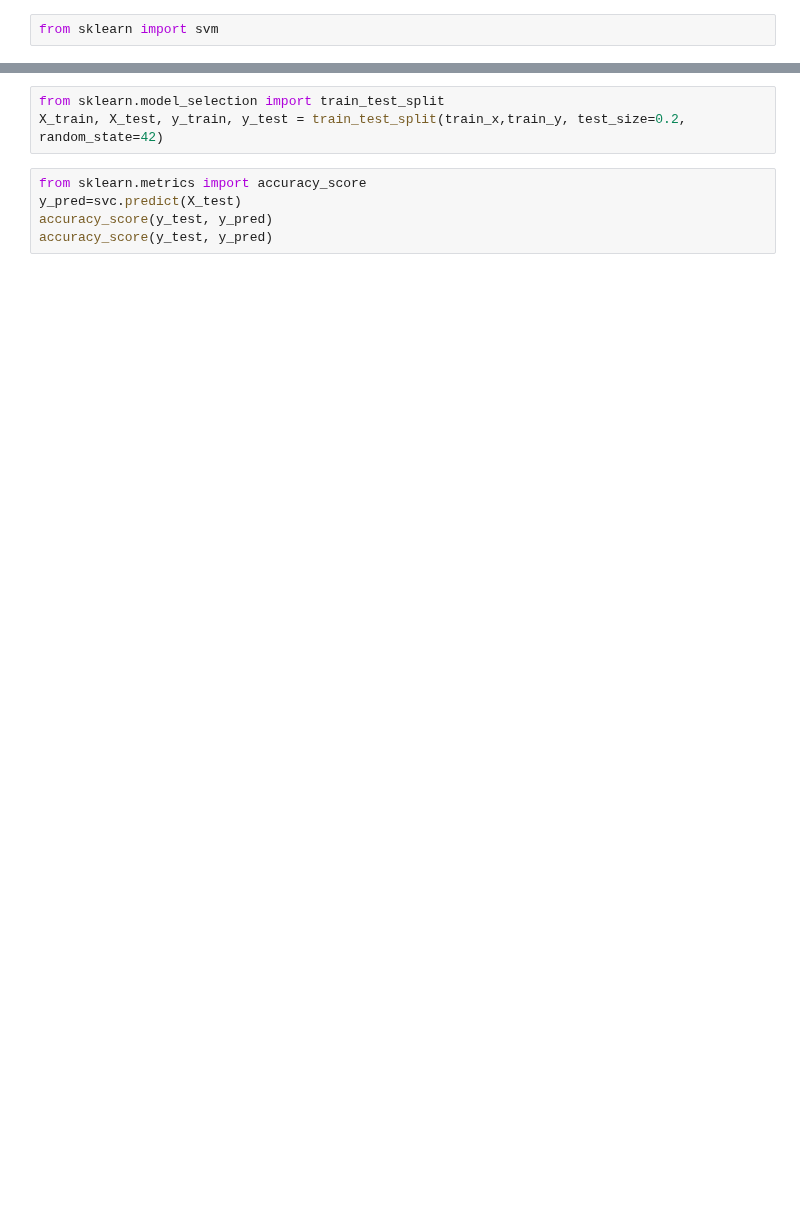
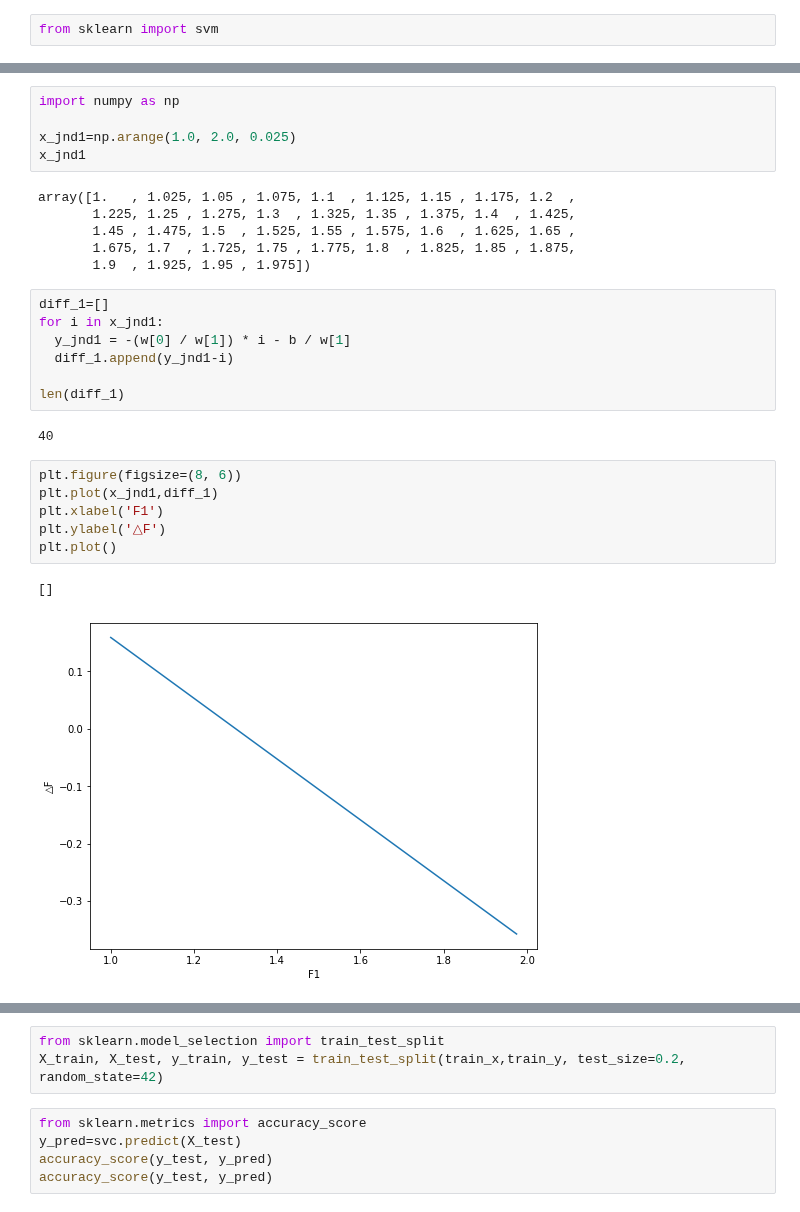
Before and after one commit to Puru-Raj/Analysis-of-JND, a Jupyter notebook: SVM.ipynb, the cells around one changed output, grey strips where cells are left out. Cells and saved outputs as stored; diff of their text form; blank space fills up the shorter version.

```diff
--- a/SVM.ipynb
+++ b/SVM.ipynb
@@ -247,0 +208,29 @@ plt.plot()
+# %%
+import numpy as np
+
+x_jnd1=np.arange(1.0, 2.0, 0.025)
+x_jnd1
+# %% [output]
+array([1.   , 1.025, 1.05 , 1.075, 1.1  , 1.125, 1.15 , 1.175, 1.2  ,
+       1.225, 1.25 , 1.275, 1.3  , 1.325, 1.35 , 1.375, 1.4  , 1.425,
+       1.45 , 1.475, 1.5  , 1.525, 1.55 , 1.575, 1.6  , 1.625, 1.65 ,
+       1.675, 1.7  , 1.725, 1.75 , 1.775, 1.8  , 1.825, 1.85 , 1.875,
+       1.9  , 1.925, 1.95 , 1.975])
+# %%
+diff_1=[]
+for i in x_jnd1:
+  y_jnd1 = -(w[0] / w[1]) * i - b / w[1]
+  diff_1.append(y_jnd1-i)
+
+len(diff_1)
+# %% [output]
+40
+# %%
+plt.figure(figsize=(8, 6))
+plt.plot(x_jnd1,diff_1)
+plt.xlabel('F1')
+plt.ylabel('△F')
+plt.plot()
+# %% [output]
+[]
+[figure, added]
```
Also changed, not shown: parts of 27 cells of this notebook.
